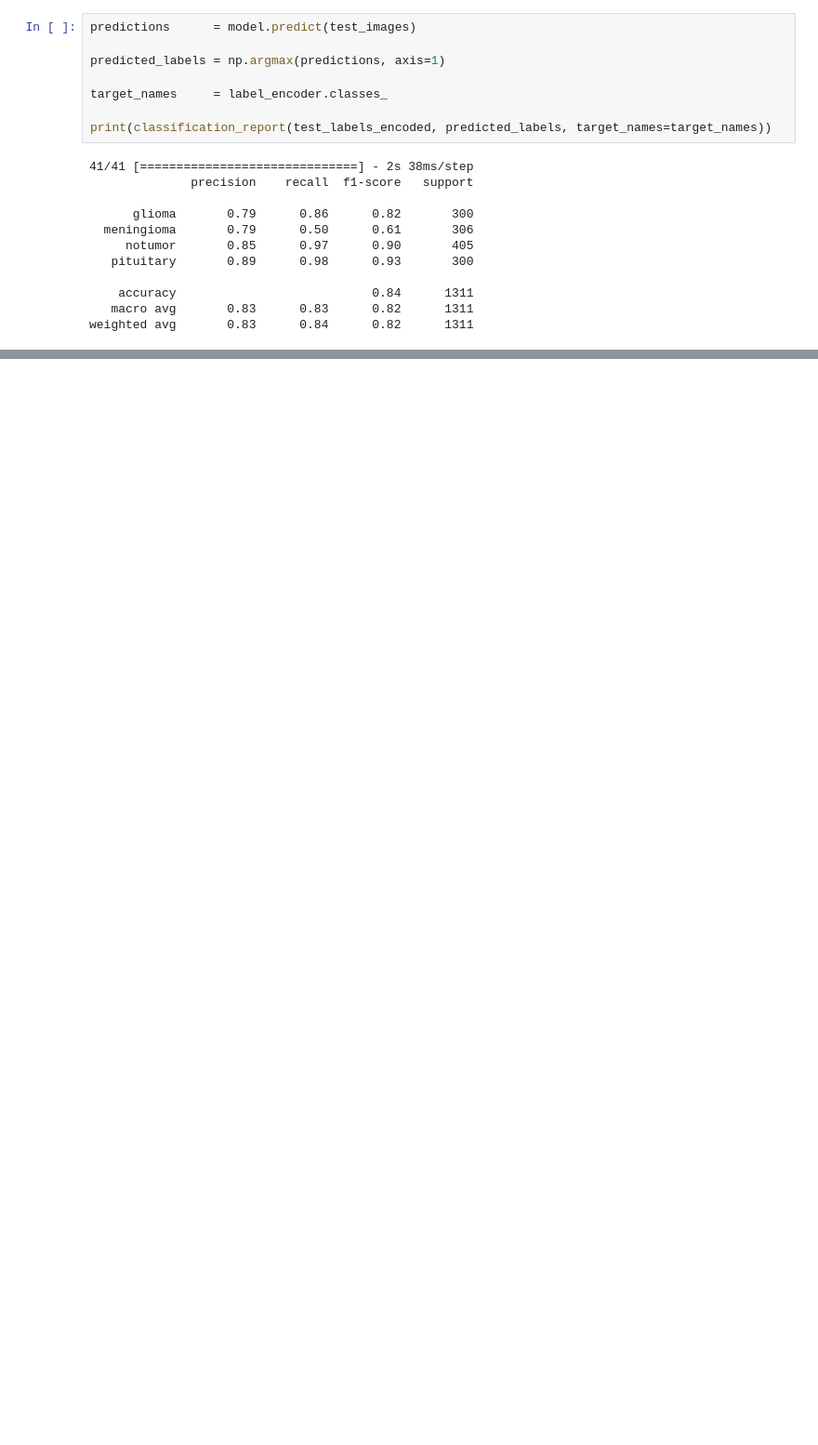
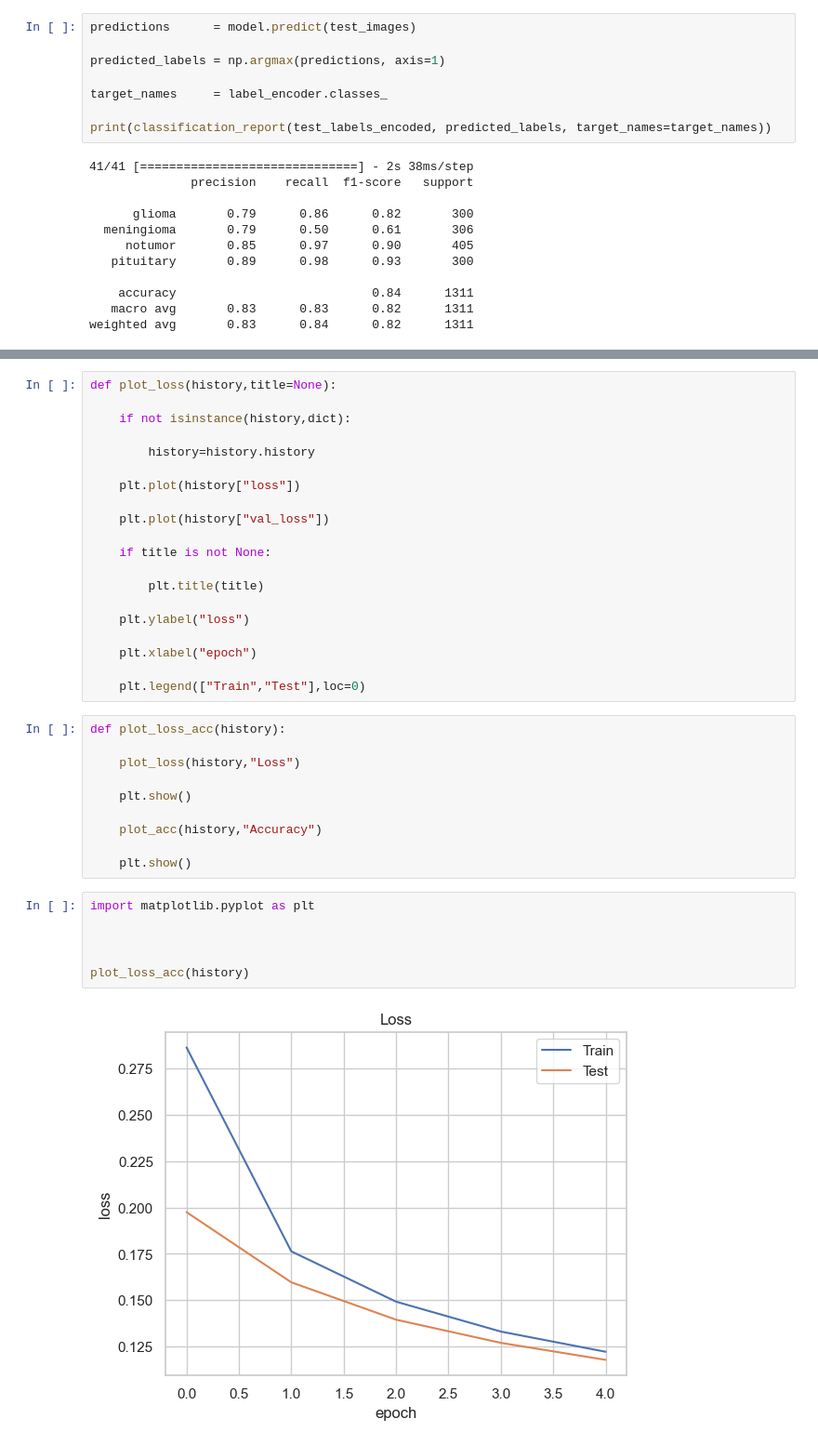
Before and after one commit to manki8908/Class_TJ_c22, a Jupyter notebook: SRC/python-이미지분석.ipynb, the cells around one changed output, grey strips where cells are left out. Shown at 93% size. Drawn from its saved outputs; the diff is of its cells as text; blank space fills up the shorter version.

```diff
--- a/SRC/python-이미지분석.ipynb
+++ b/SRC/python-이미지분석.ipynb
@@ -6870,0 +7036,38 @@ weighted avg       0.83      0.84      0.82      1311
+# %%
+def plot_loss(history,title=None):
+
+    if not isinstance(history,dict):
+
+        history=history.history
+
+    plt.plot(history["loss"])
+
+    plt.plot(history["val_loss"])
+
+    if title is not None:
+
+        plt.title(title)
+
+    plt.ylabel("loss")
+
+    plt.xlabel("epoch")
+
+    plt.legend(["Train","Test"],loc=0)
+# %%
+def plot_loss_acc(history):
+
+    plot_loss(history,"Loss")
+
+    plt.show()
+
+    plot_acc(history,"Accuracy")
+
+    plt.show()
+# %%
+import matplotlib.pyplot as plt
+
+
+
+plot_loss_acc(history)
+# %% [output]
+[figure, added]
```
Also changed, not shown: parts of 81 cells of this notebook, 4 other files.
